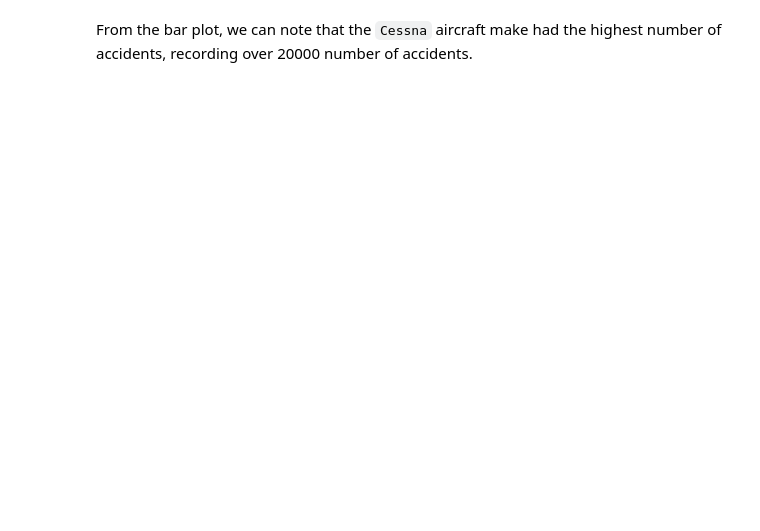
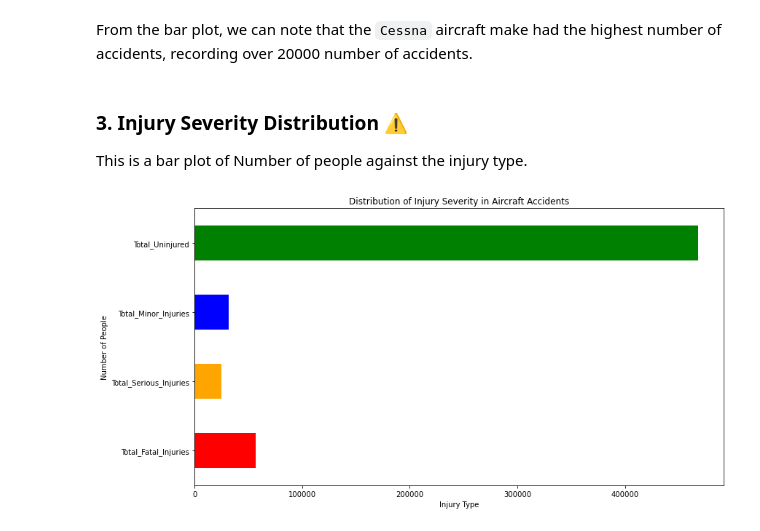
Before and after one commit to Patricknmaina/dsc-phase-1-project, a Jupyter notebook: index.ipynb, the cells around one changed output. Saved outputs shown, nothing was run; the diff lists cells and outputs as text; code cells hidden in the pictures; blank space fills up the shorter version.

```diff
--- a/index.ipynb
+++ b/index.ipynb
@@ -689,2 +686,17 @@ plt.show()
 # %% [markdown]
 From the bar plot, we can note that the `Cessna` aircraft make had the highest number of accidents, recording over 20000 number of accidents.
+# %% [markdown]
+### 3. Injury Severity Distribution ⚠️
+This is a bar plot of Number of people against the injury type.
+# %%
+injury_columns = ['Total_Fatal_Injuries', 'Total_Serious_Injuries', 'Total_Minor_Injuries', 'Total_Uninjured']
+injury_data = aviation_df_clean[injury_columns].sum()
+
+plt.figure(figsize=(13, 7))
+injury_data.plot(kind='barh', color=['red', 'orange', 'blue', 'green'])
+plt.xlabel("Injury Type")
+plt.ylabel("Number of People")
+plt.title("Distribution of Injury Severity in Aircraft Accidents")
+plt.show()
+# %% [output]
+[figure, added]
```
Also changed, not shown: parts of 16 cells of this notebook.
